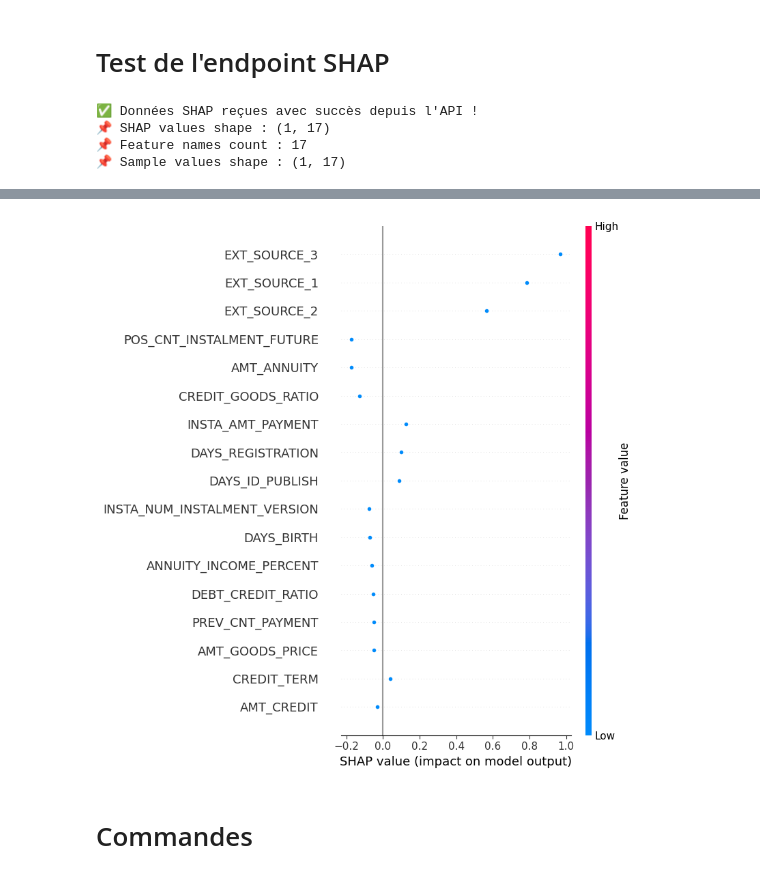
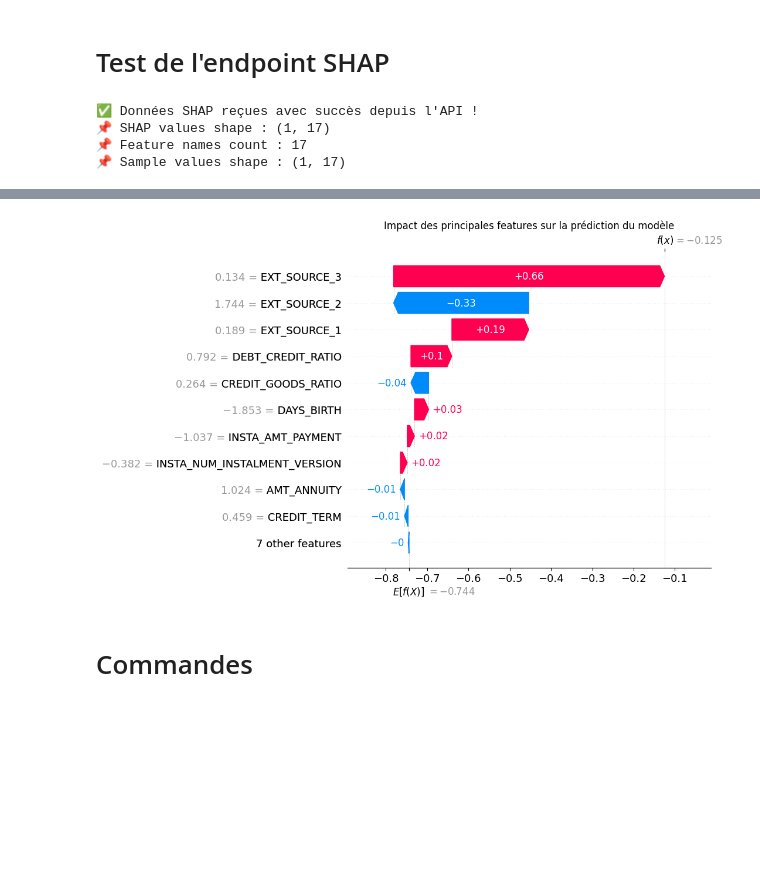
Before and after one commit to davfgh/Projet7_OpenClassrooms, a Jupyter notebook: api/Farizon_David_5_notebook_test_API_0125.ipynb, the cells around one changed output, grey strips where cells are left out. Drawn from its saved outputs; the diff is of its cells as text; code cells hidden in the pictures; blank space fills up the shorter version.

```diff
--- a/api/Farizon_David_5_notebook_test_API_0125.ipynb
+++ b/api/Farizon_David_5_notebook_test_API_0125.ipynb
@@ -211,9 +211,9 @@ try:
         shap_data = response.json()
 
         # 🔍 Extraction des données de l'API
-        shap_values = np.array(shap_data["shap_values"]).reshape(1, -1)  # ✅ Correction : passer en (1, 17)
+        shap_values = np.array(shap_data["shap_values"]).reshape(1, -1)  # Assurer (1, 17)
         feature_names = shap_data["features_names"]
-        sample_values = np.array(shap_data["sample_values"]).reshape(1, -1)  # ✅ Correction : même format (1, 17)
+        sample_values = np.array(shap_data["sample_values"]).reshape(1, -1)  # Même format (1, 17)
         base_values = shap_data["base_values"]
 
         print("✅ Données SHAP reçues avec succès depuis l'API !")
@@ -223,16 +223,26 @@ try:
         print(f"📌 Feature names count : {len(feature_names)}")
         print(f"📌 Sample values shape : {sample_values.shape}")
 
-        # 📌 Sélection d'un client aléatoire (si plusieurs sont disponibles dans l'API)
+        # 📌 Sélection d'un client aléatoire si plusieurs disponibles
         if shap_values.shape[0] > 1:
             random_idx = np.random.randint(0, shap_values.shape[0])
             shap_values = shap_values[random_idx].reshape(1, -1)
             sample_values = sample_values[random_idx].reshape(1, -1)
             print(f"🎲 Client aléatoire sélectionné : {random_idx}")
 
-        # 🏆 Affichage du graphique SHAP summary plot
-        shap.initjs()
-        shap.summary_plot(shap_values, sample_values, feature_names=feature_names)
+        # 📌 Création d'un objet SHAP Explanation pour afficher la figure waterfall (comme Streamlit)
+        explainer = shap.Explanation(
+            values=shap_values[0],  # Prendre la première (et unique) ligne
+            base_values=base_values,
+            data=sample_values[0],  # Correspondance avec les features
+            feature_names=feature_names
+        )
+
+        # 📊 Génération et affichage du Waterfall Plot (même rendu que dans Streamlit)
+        fig, ax = plt.subplots(figsize=(10, 8))
+        shap.waterfall_plot(explainer, max_display=11, show=False)
+        plt.title("Impact des principales features sur la prédiction du modèle")
+        plt.show()
 
     else:
         print(f"❌ Erreur lors de l'appel API : {response.status_code}, {response.text}")
@@ -248,4 +257,4 @@ except requests.exceptions.RequestException as e:
-[figure, old version]
+[figure, new version]
 # %%
 # api_url = "http://127.0.0.1:5000/predict"
 # response = requests.post(api_url, json={})
```
Also changed, not shown: parts of 4 cells of this notebook, 7 other files.
